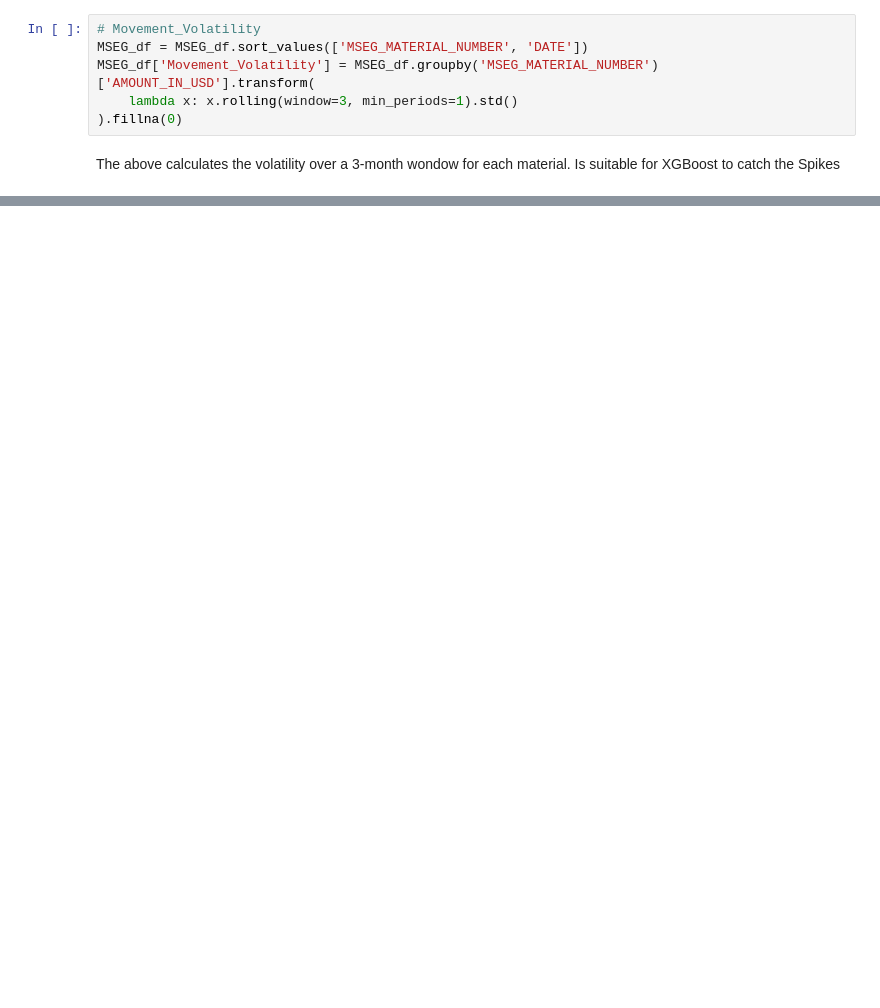
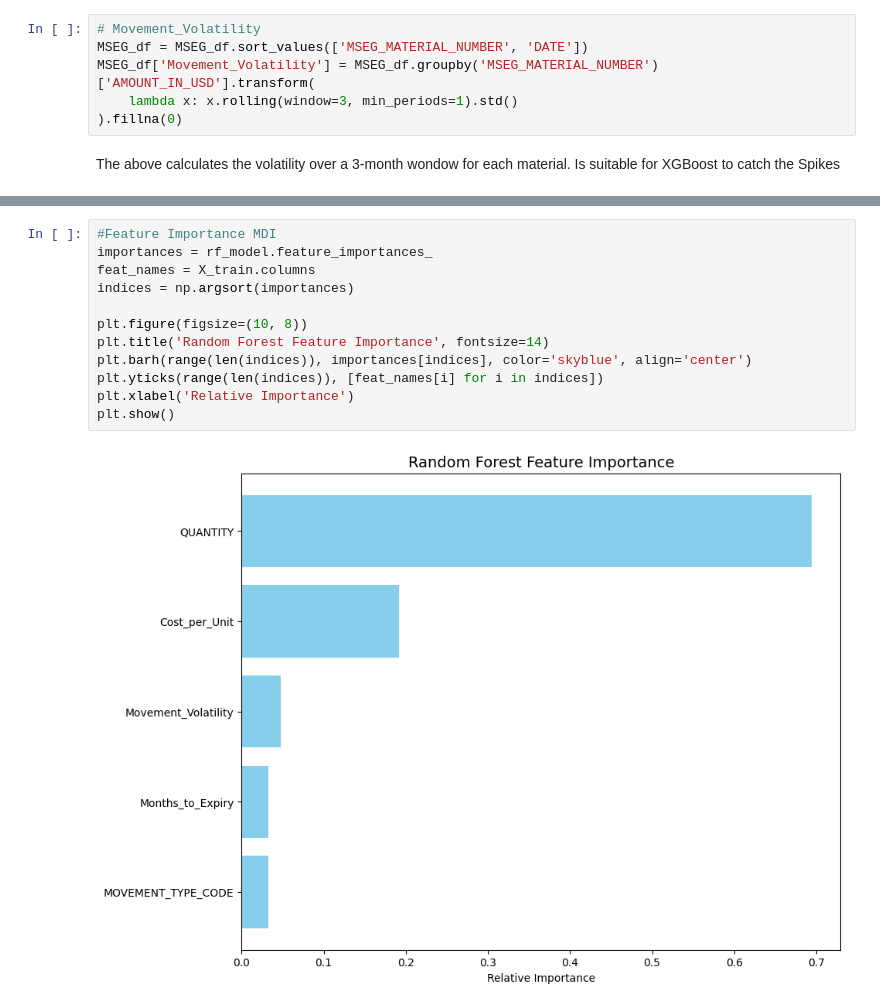
Before and after one commit to ChyTalksTech/Inventory_Write-offs, a Jupyter notebook: Inventory_Write_offs.ipynb, the cells around one changed output, grey strips where cells are left out. Cells and saved outputs as stored; diff of their text form; blank space fills up the shorter version.

```diff
--- a/Inventory_Write_offs.ipynb
+++ b/Inventory_Write_offs.ipynb
@@ -389,0 +483,14 @@ The above calculates the volatility over a 3-month wondow for each material. Is
+# %%
+#Feature Importance MDI
+importances = rf_model.feature_importances_
+feat_names = X_train.columns
+indices = np.argsort(importances)
+
+plt.figure(figsize=(10, 8))
+plt.title('Random Forest Feature Importance', fontsize=14)
+plt.barh(range(len(indices)), importances[indices], color='skyblue', align='center')
+plt.yticks(range(len(indices)), [feat_names[i] for i in indices])
+plt.xlabel('Relative Importance')
+plt.show()
+# %% [output]
+[figure, added]
```
Also changed, not shown: parts of 16 cells of this notebook.
